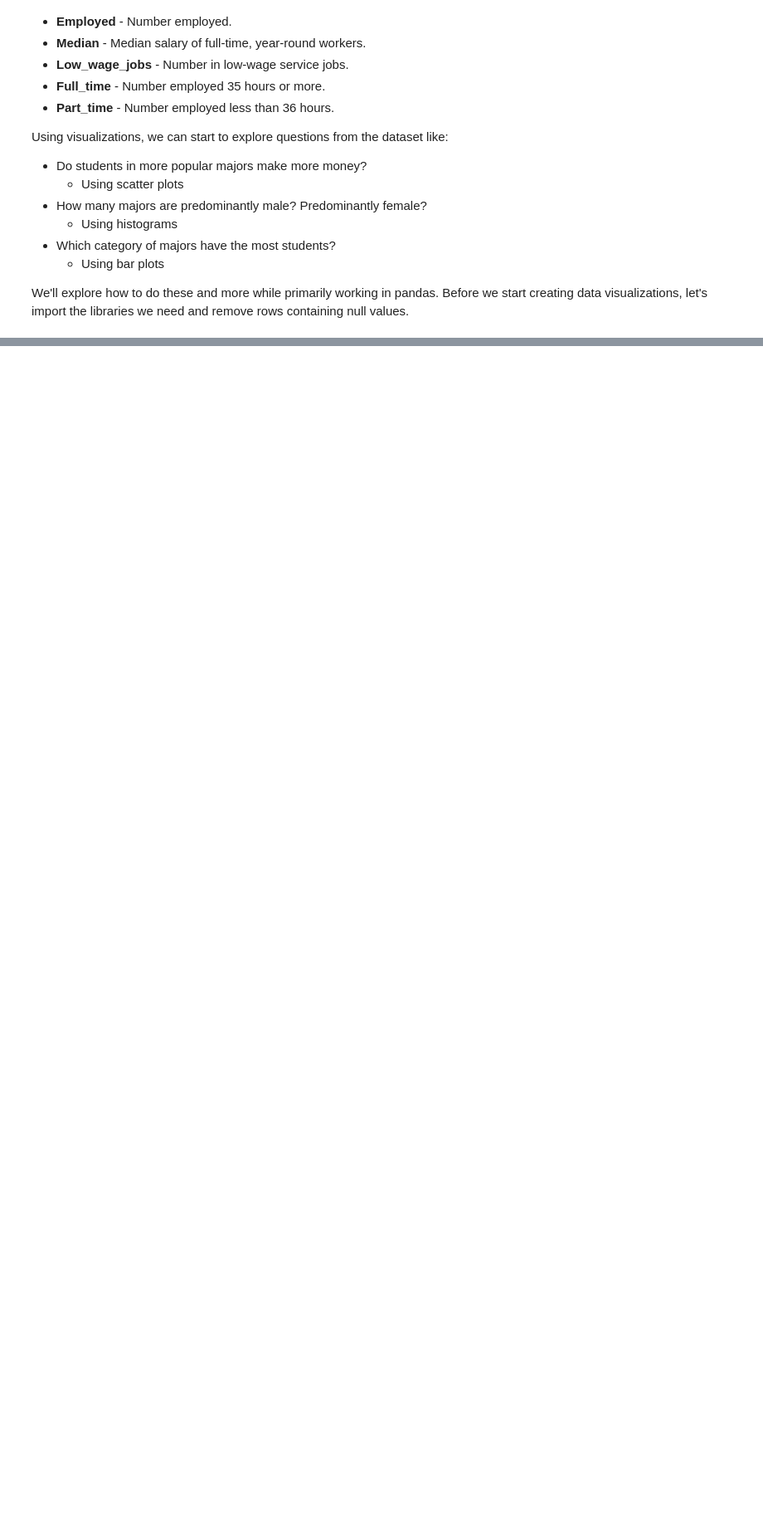
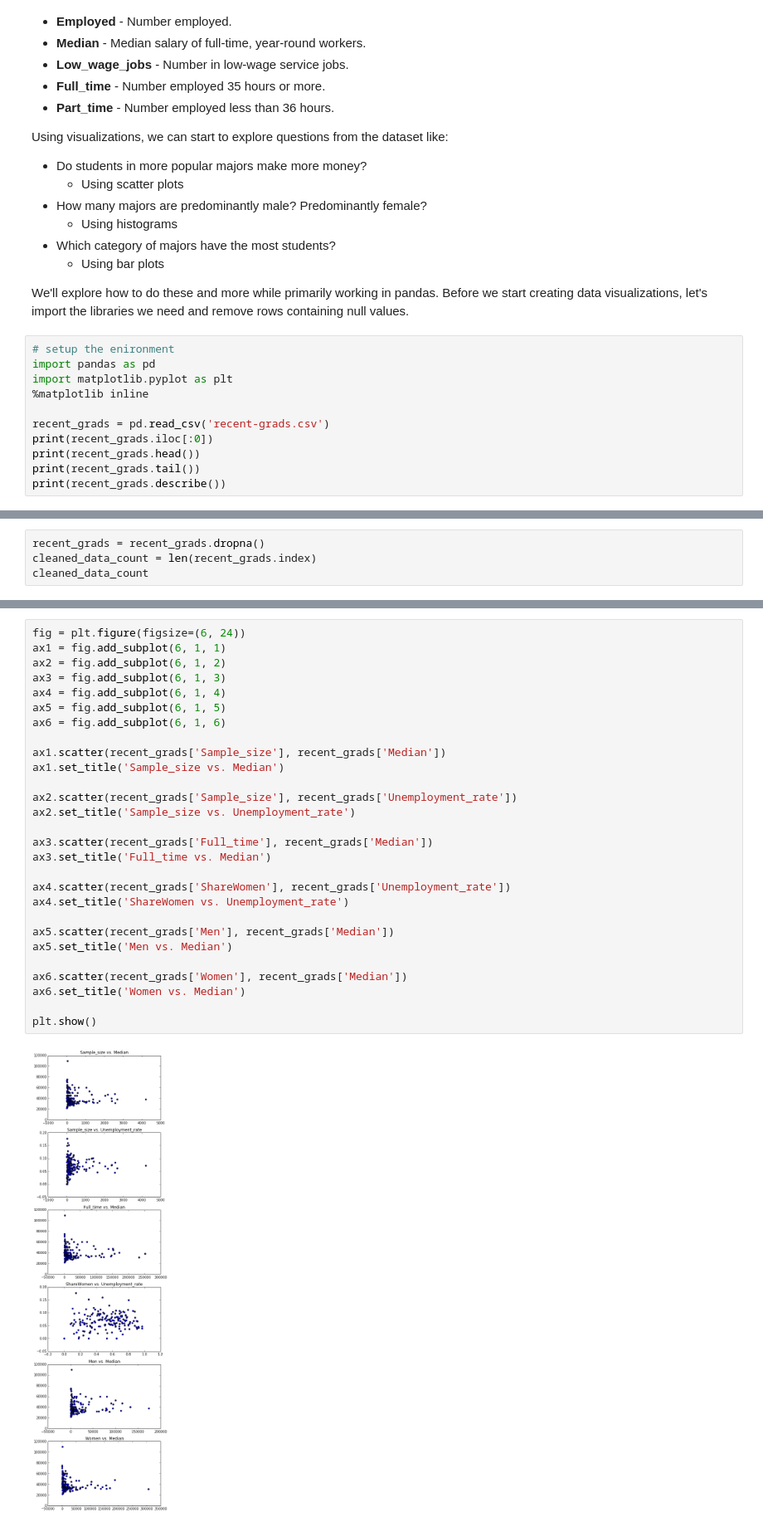
Before and after one commit to denrasulev/dataquest, a Jupyter notebook: EarningsVis.ipynb, the cells around one changed output, grey strips where cells are left out. Shown at 83% size. Cells and saved outputs as stored; diff of their text form; blank space fills up the shorter version.

```diff
--- a/EarningsVis.ipynb
+++ b/EarningsVis.ipynb
@@ -32,3 +32,14 @@ Using visualizations, we can start to explore questions from the dataset like:
   - Using bar plots
 
 We'll explore how to do these and more while primarily working in pandas. Before we start creating data visualizations, let's import the libraries we need and remove rows containing null values.
+# %%
+# setup the enironment
+import pandas as pd
+import matplotlib.pyplot as plt
+%matplotlib inline
+
+recent_grads = pd.read_csv('recent-grads.csv')
+print(recent_grads.iloc[:0])
+print(recent_grads.head())
+print(recent_grads.tail())
+print(recent_grads.describe())
@@ -34,0 +69,4 @@ We'll explore how to do these and more while primarily working in pandas. Before
+# %%
+recent_grads = recent_grads.dropna()
+cleaned_data_count = len(recent_grads.index)
+cleaned_data_count
@@ -34,0 +75,30 @@ We'll explore how to do these and more while primarily working in pandas. Before
+# %%
+fig = plt.figure(figsize=(6, 24))
+ax1 = fig.add_subplot(6, 1, 1)
+ax2 = fig.add_subplot(6, 1, 2)
+ax3 = fig.add_subplot(6, 1, 3)
+ax4 = fig.add_subplot(6, 1, 4)
+ax5 = fig.add_subplot(6, 1, 5)
+ax6 = fig.add_subplot(6, 1, 6)
+
+ax1.scatter(recent_grads['Sample_size'], recent_grads['Median'])
+ax1.set_title('Sample_size vs. Median')
+
+ax2.scatter(recent_grads['Sample_size'], recent_grads['Unemployment_rate'])
+ax2.set_title('Sample_size vs. Unemployment_rate')
+
+ax3.scatter(recent_grads['Full_time'], recent_grads['Median'])
+ax3.set_title('Full_time vs. Median')
+
+ax4.scatter(recent_grads['ShareWomen'], recent_grads['Unemployment_rate'])
+ax4.set_title('ShareWomen vs. Unemployment_rate')
+
+ax5.scatter(recent_grads['Men'], recent_grads['Median'])
+ax5.set_title('Men vs. Median')
+
+ax6.scatter(recent_grads['Women'], recent_grads['Median'])
+ax6.set_title('Women vs. Median')
+
+plt.show()
+# %% [output]
+[figure, added]
```
Also changed, not shown: parts of 17 cells of this notebook.
